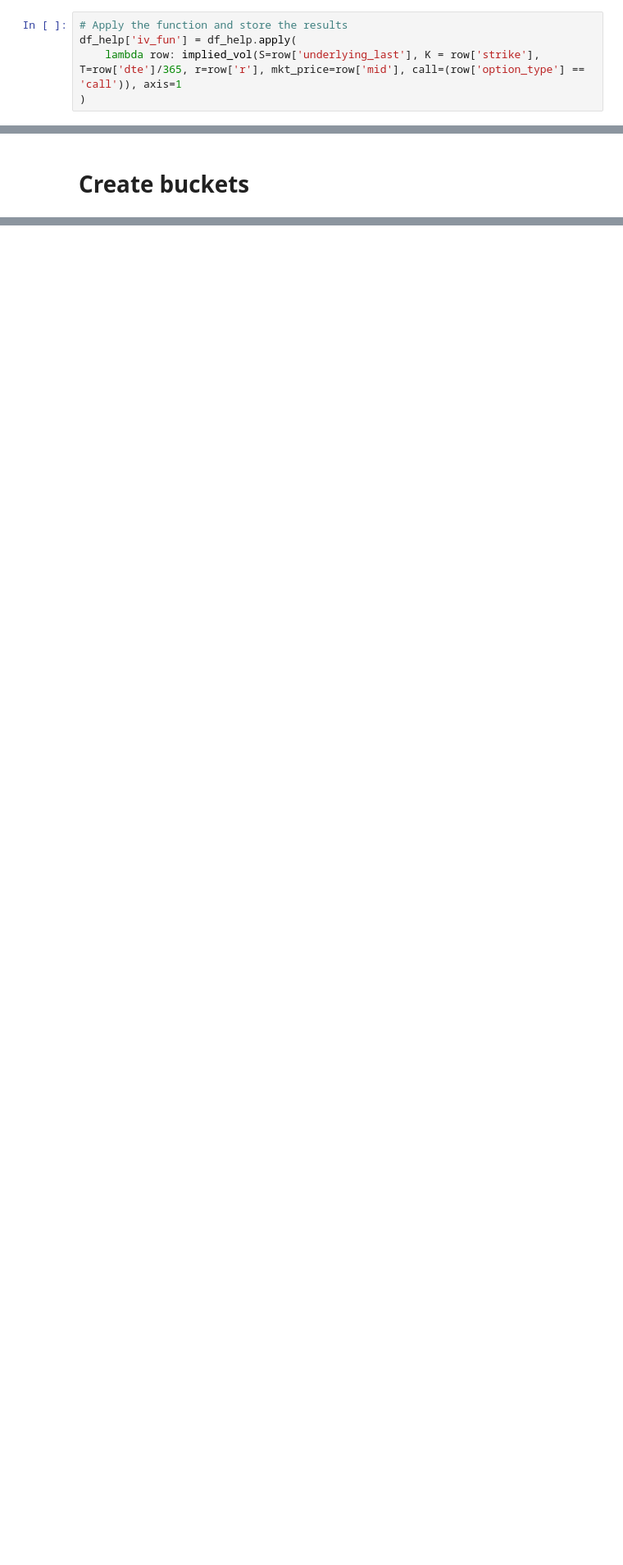
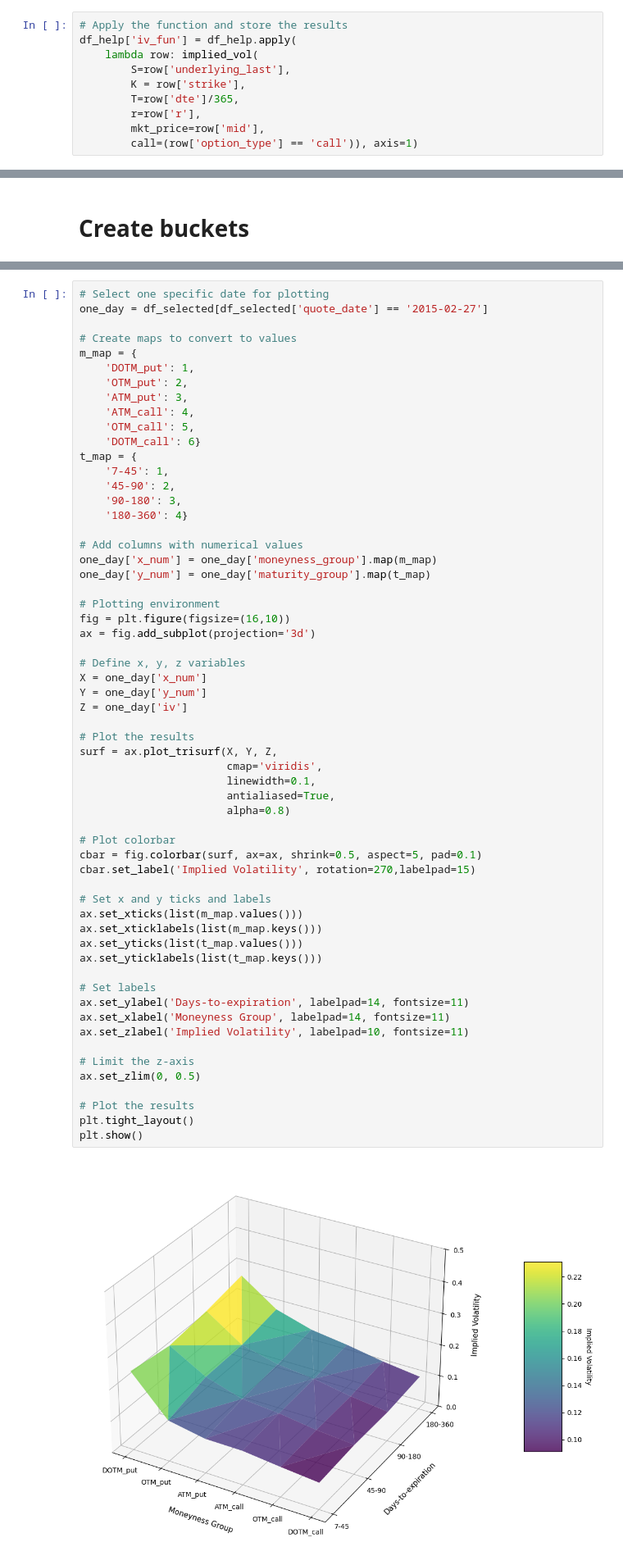
Before and after one commit to euanbronsky8/Thesis, a Jupyter notebook: MSc Thesis.ipynb, the cells around one changed output, grey strips where cells are left out. Shown at 82% size. Cells and saved outputs as stored; diff of their text form; blank space fills up the shorter version.

```diff
--- a/MSc Thesis.ipynb
+++ b/MSc Thesis.ipynb
@@ -324,7 +328,12 @@ def implied_vol(T, S, K, r, mkt_price, call = True):
 # %%
 # Apply the function and store the results
 df_help['iv_fun'] = df_help.apply(
-    lambda row: implied_vol(S=row['underlying_last'], K = row['strike'], T=row['dte']/365, r=row['r'], mkt_price=row['mid'], call=(row['option_type'] == 'call')), axis=1
-)
+    lambda row: implied_vol(
+        S=row['underlying_last'],
+        K = row['strike'],
+        T=row['dte']/365,
+        r=row['r'],
+        mkt_price=row['mid'],
+        call=(row['option_type'] == 'call')), axis=1)
 # %% [markdown]
 # **Compute Deltas**
@@ -367 +439,62 @@ default = 'outside_range')
+# %%
+# Select one specific date for plotting
+one_day = df_selected[df_selected['quote_date'] == '2015-02-27']
+
+# Create maps to convert to values
+m_map = {
+    'DOTM_put': 1,
+    'OTM_put': 2,
+    'ATM_put': 3,
+    'ATM_call': 4,
+    'OTM_call': 5,
+    'DOTM_call': 6}
+t_map = {
+    '7-45': 1,
+    '45-90': 2,
+    '90-180': 3,
+    '180-360': 4}
+
+# Add columns with numerical values
+one_day['x_num'] = one_day['moneyness_group'].map(m_map)
+one_day['y_num'] = one_day['maturity_group'].map(t_map)
+
+# Plotting environment
+fig = plt.figure(figsize=(16,10))
+ax = fig.add_subplot(projection='3d')
+
+# Define x, y, z variables
+X = one_day['x_num']
+Y = one_day['y_num']
+Z = one_day['iv']
+
+# Plot the results
+surf = ax.plot_trisurf(X, Y, Z,
+                       cmap='viridis',
+                       linewidth=0.1,
+                       antialiased=True,
+                       alpha=0.8)
+
+# Plot colorbar
+cbar = fig.colorbar(surf, ax=ax, shrink=0.5, aspect=5, pad=0.1)
+cbar.set_label('Implied Volatility', rotation=270,labelpad=15)
+
+# Set x and y ticks and labels
+ax.set_xticks(list(m_map.values()))
+ax.set_xticklabels(list(m_map.keys()))
+ax.set_yticks(list(t_map.values()))
+ax.set_yticklabels(list(t_map.keys()))
+
+# Set labels
+ax.set_ylabel('Days-to-expiration', labelpad=14, fontsize=11)
+ax.set_xlabel('Moneyness Group', labelpad=14, fontsize=11)
+ax.set_zlabel('Implied Volatility', labelpad=10, fontsize=11)
+
+# Limit the z-axis
+ax.set_zlim(0, 0.5)
+
+# Plot the results
+plt.tight_layout()
+plt.show()
+# %% [output]
+[figure, added]
 # %%
```
Also changed, not shown: parts of 18 cells of this notebook.
